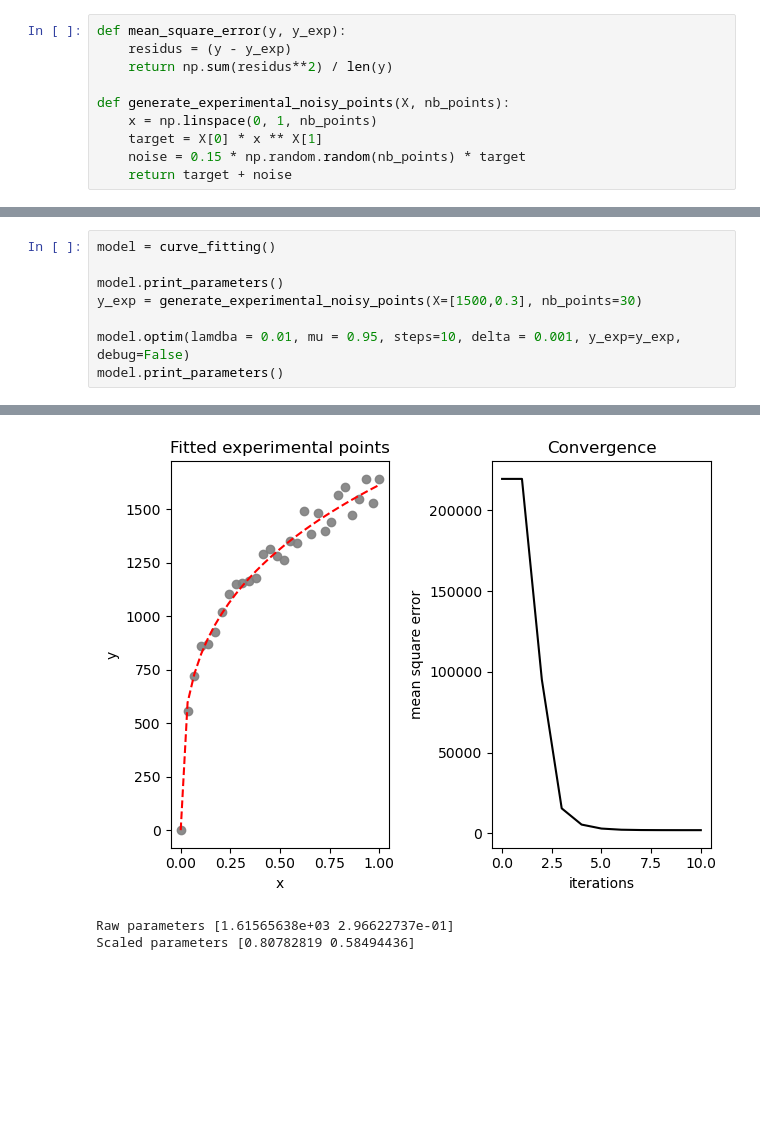
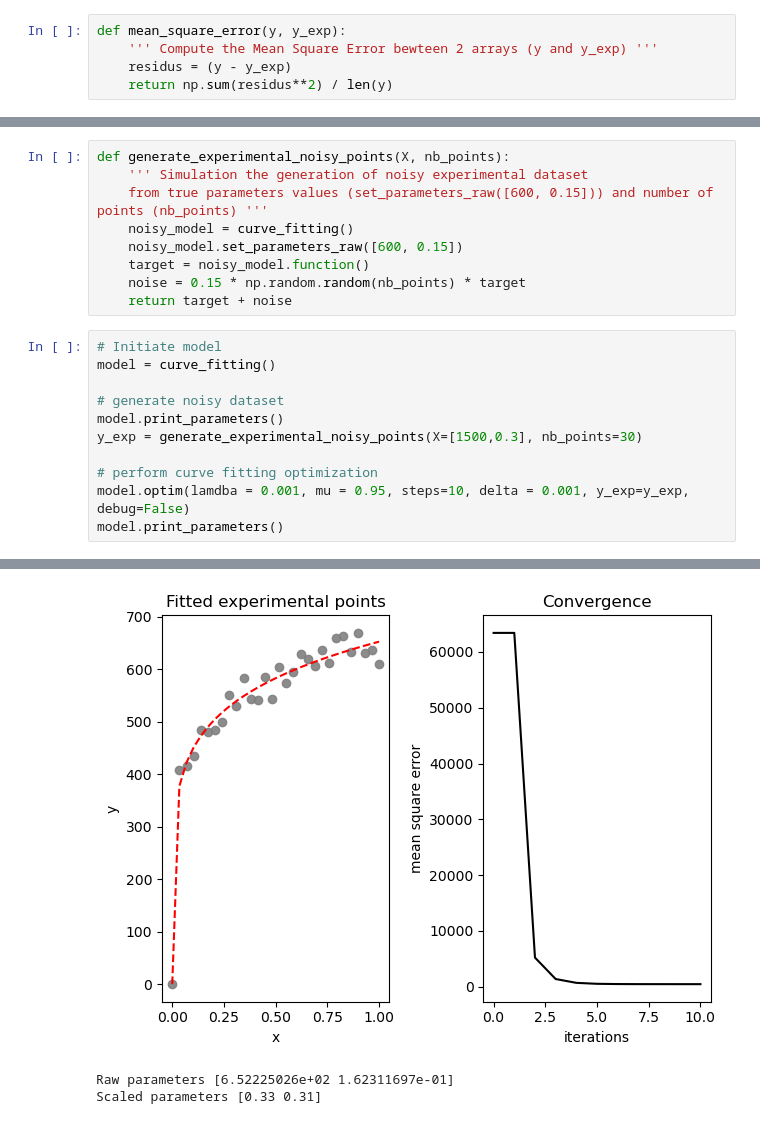
Before and after one commit to quentinchichery/levenberg-marquardt, a Jupyter notebook: levenberg-marquardt.ipynb, the cells around one changed output, grey strips where cells are left out. Cells and saved outputs as stored; diff of their text form; blank space fills up the shorter version.

```diff
--- a/levenberg-marquardt.ipynb
+++ b/levenberg-marquardt.ipynb
@@ -2,15 +3,10 @@
 import numpy as np
 import matplotlib.pyplot as plt
-# %%
-def mean_square_error(y, y_exp):
-    residus = (y - y_exp)
-    return np.sum(residus**2) / len(y)
-
-def generate_experimental_noisy_points(X, nb_points):
-    x = np.linspace(0, 1, nb_points)
-    target = X[0] * x ** X[1]
-    noise = 0.15 * np.random.random(nb_points) * target
-    return target + noise
+# %%
+def mean_square_error(y, y_exp):
+    ''' Compute the Mean Square Error bewteen 2 arrays (y and y_exp) '''
+    residus = (y - y_exp)
+    return np.sum(residus**2) / len(y)
 # %%
 class curve_fitting():
     def __init__(self):
@@ -104,13 +103,25 @@ class curve_fitting():
 
         fig.tight_layout()
         plt.show()
+# %%
+def generate_experimental_noisy_points(X, nb_points):
+    ''' Simulation the generation of noisy experimental dataset
+    from true parameters values (set_parameters_raw([600, 0.15])) and number of points (nb_points) '''
+    noisy_model = curve_fitting()
+    noisy_model.set_parameters_raw([600, 0.15])
+    target = noisy_model.function()
+    noise = 0.15 * np.random.random(nb_points) * target
+    return target + noise
 # %%
+# Initiate model
 model = curve_fitting()
 
+# generate noisy dataset
 model.print_parameters()
 y_exp = generate_experimental_noisy_points(X=[1500,0.3], nb_points=30)
 
-model.optim(lamdba = 0.01, mu = 0.95, steps=10, delta = 0.001, y_exp=y_exp, debug=False)
+# perform curve fitting optimization
+model.optim(lamdba = 0.001, mu = 0.95, steps=10, delta = 0.001, y_exp=y_exp, debug=False)
 model.print_parameters()
 # %% [output]
 Raw parameters [1.00e+03 2.55e-01]
@@ -129,3 +140,3 @@ Iteration 9: error = 2055.0
-[figure, old version]
+[figure, new version]
-Raw parameters [1.61565638e+03 2.96622737e-01]
-Scaled parameters [0.80782819 0.58494436]
+Raw parameters [6.52225026e+02 1.62311697e-01]
+Scaled parameters [0.33 0.31]
```
Also changed, not shown: parts of 3 cells of this notebook, 1 other file.
